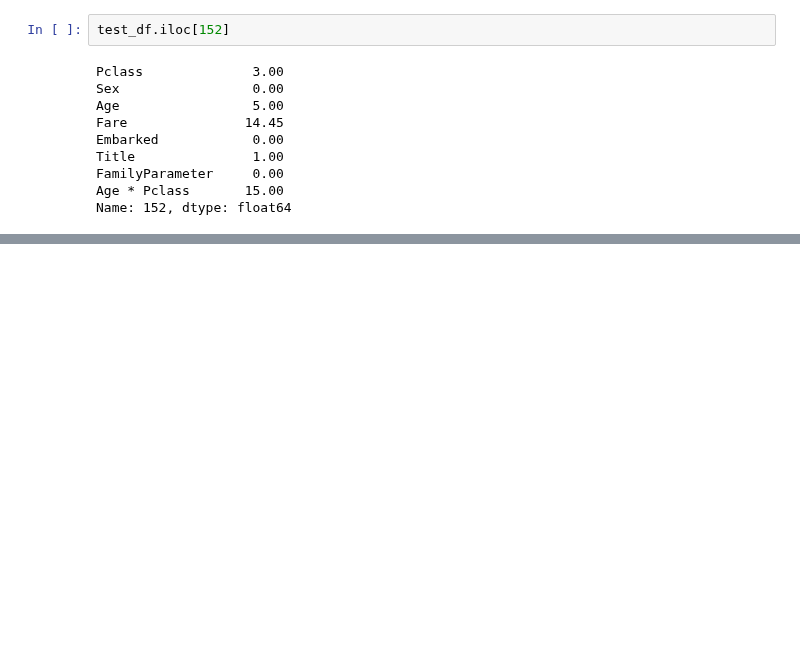
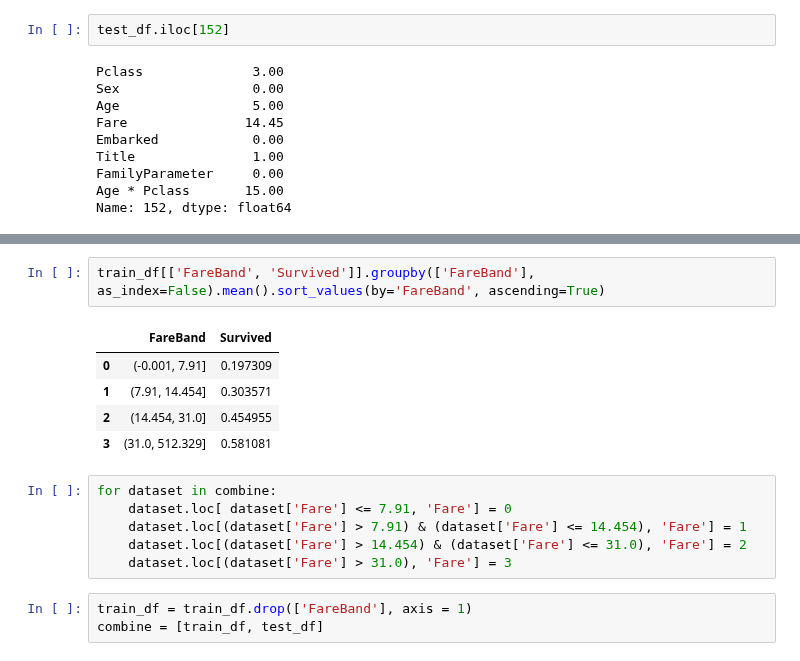
Before and after one commit to sushant2811/KaggleTitanic, a Jupyter notebook: KaggleTitanicSushant.ipynb, the cells around one changed output, grey strips where cells are left out. Saved outputs shown, nothing was run; the diff lists cells and outputs as text; blank space fills up the shorter version.

```diff
--- a/KaggleTitanicSushant.ipynb
+++ b/KaggleTitanicSushant.ipynb
@@ -1280,0 +1349,17 @@ Name: 152, dtype: float64
+# %%
+train_df[['FareBand', 'Survived']].groupby(['FareBand'], as_index=False).mean().sort_values(by='FareBand', ascending=True)
+# %% [output]
+|  | FareBand | Survived |
+| 0 | (-0.001, 7.91] | 0.197309 |
+| 1 | (7.91, 14.454] | 0.303571 |
+| 2 | (14.454, 31.0] | 0.454955 |
+| 3 | (31.0, 512.329] | 0.581081 |
+# %%
+for dataset in combine:
+    dataset.loc[ dataset['Fare'] <= 7.91, 'Fare'] = 0
+    dataset.loc[(dataset['Fare'] > 7.91) & (dataset['Fare'] <= 14.454), 'Fare'] = 1
+    dataset.loc[(dataset['Fare'] > 14.454) & (dataset['Fare'] <= 31.0), 'Fare'] = 2
+    dataset.loc[(dataset['Fare'] > 31.0), 'Fare'] = 3
+# %%
+train_df = train_df.drop(['FareBand'], axis = 1)
+combine = [train_df, test_df]
```
Also changed, not shown: parts of 20 cells of this notebook.
